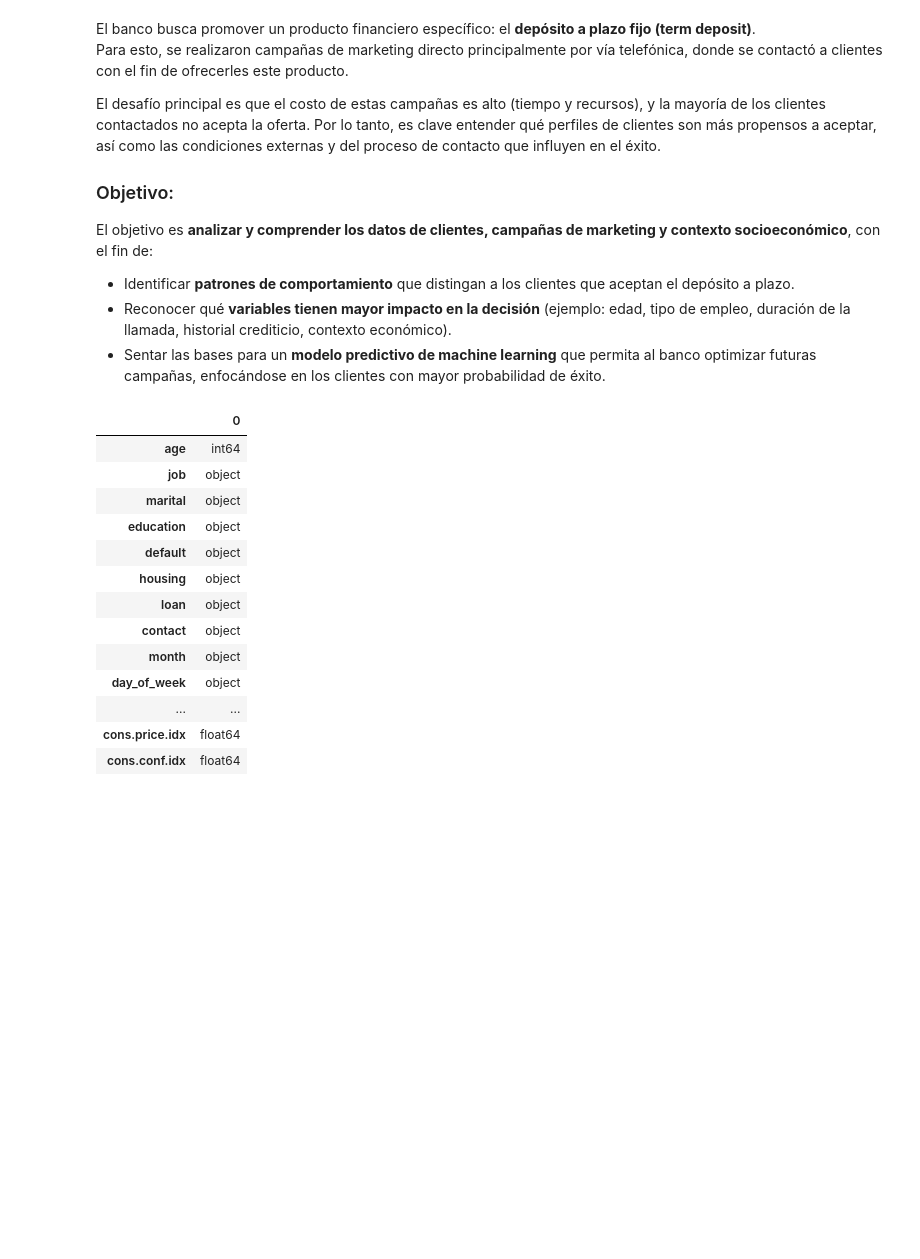
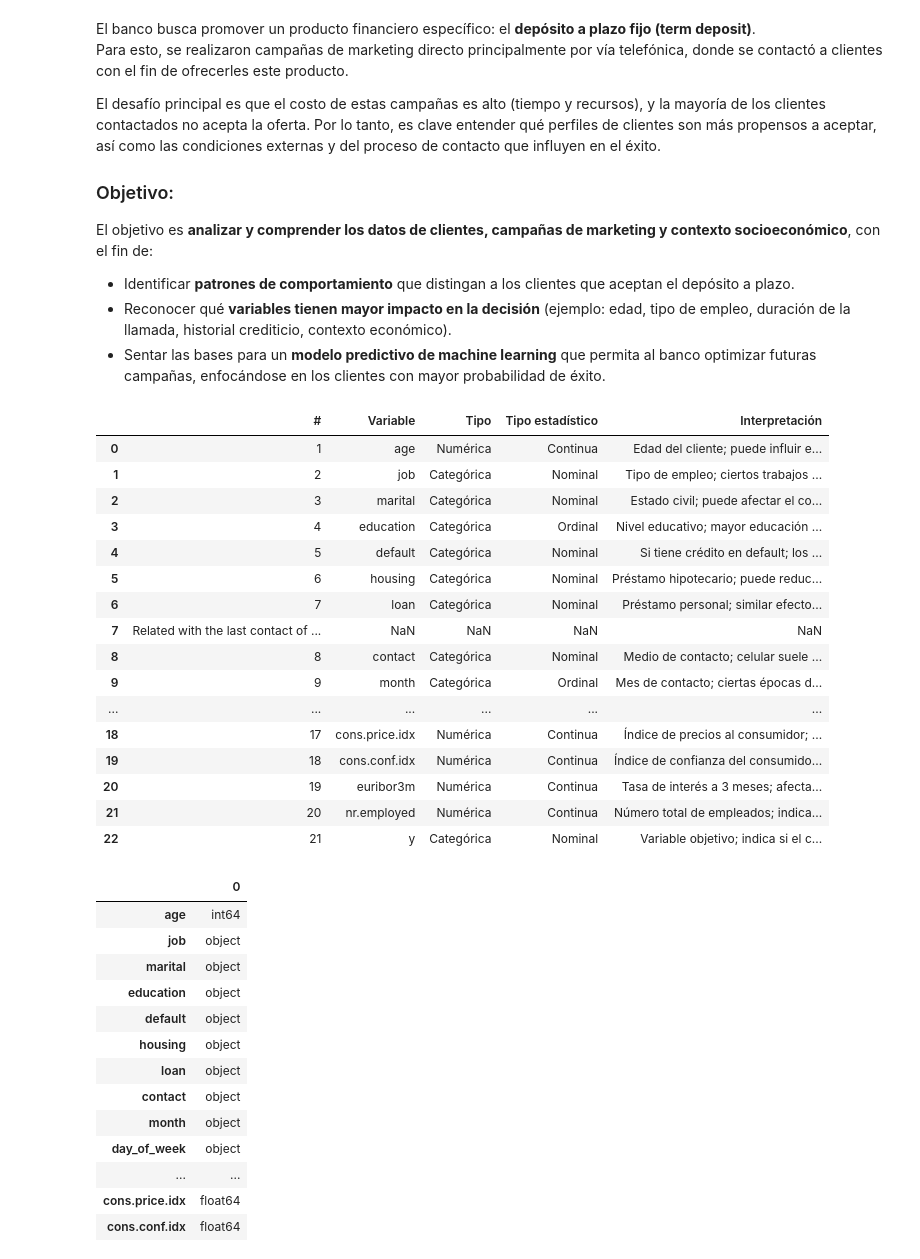
Before and after one commit to secarvallo/MLY0100, a Jupyter notebook: Labs/02.-LabsML/Taller02_Bank/Taller02_Bank.ipynb, the cells around one changed output. Cells and saved outputs as stored; diff of their text form; code cells hidden in the pictures; blank space fills up the shorter version.

```diff
--- a/Labs/02.-LabsML/Taller02_Bank/Taller02_Bank.ipynb
+++ b/Labs/02.-LabsML/Taller02_Bank/Taller02_Bank.ipynb
@@ -23,6 +25,28 @@ El objetivo es **analizar y comprender los datos de clientes, campañas de marke
 - Identificar **patrones de comportamiento** que distingan a los clientes que aceptan el depósito a plazo.
 - Reconocer qué **variables tienen mayor impacto en la decisión** (ejemplo: edad, tipo de empleo, duración de la llamada, historial crediticio, contexto económico).
 - Sentar las bases para un **modelo predictivo de machine learning** que permita al banco optimizar futuras campañas, enfocándose en los clientes con mayor probabilidad de éxito.
+# %%
+excel_file_path = '/content/drive/MyDrive/MACHINE_LEARNING_704V/Labs/02.-LabsML/Taller02_Bank/Bank-data-dictionary.xlsx'
+df_excel = pd.read_excel(excel_file_path)
+display(df_excel)
+# %% [output]
+|  | # | Variable | Tipo | Tipo estadístico | Interpretación |
+| 0 | 1 | age | Numérica | Continua | Edad del cliente; puede influir e... |
+| 1 | 2 | job | Categórica | Nominal | Tipo de empleo; ciertos trabajos ... |
+| 2 | 3 | marital | Categórica | Nominal | Estado civil; puede afectar el co... |
+| 3 | 4 | education | Categórica | Ordinal | Nivel educativo; mayor educación ... |
+| 4 | 5 | default | Categórica | Nominal | Si tiene crédito en default; los ... |
+| 5 | 6 | housing | Categórica | Nominal | Préstamo hipotecario; puede reduc... |
+| 6 | 7 | loan | Categórica | Nominal | Préstamo personal; similar efecto... |
+| 7 | Related with the last contact of ... | NaN | NaN | NaN | NaN |
+| 8 | 8 | contact | Categórica | Nominal | Medio de contacto; celular suele ... |
+| 9 | 9 | month | Categórica | Ordinal | Mes de contacto; ciertas épocas d... |
+| ... | ... | ... | ... | ... | ... |
+| 18 | 17 | cons.price.idx | Numérica | Continua | Índice de precios al consumidor; ... |
+| 19 | 18 | cons.conf.idx | Numérica | Continua | Índice de confianza del consumido... |
+| 20 | 19 | euribor3m | Numérica | Continua | Tasa de interés a 3 meses; afecta... |
+| 21 | 20 | nr.employed | Numérica | Continua | Número total de empleados; indica... |
+| 22 | 21 | y | Categórica | Nominal | Variable objetivo; indica si el c... |
 # %%
 data.dtypes
 # %% [output]
```
Also changed, not shown: parts of 6 cells of this notebook, 2 other files.
